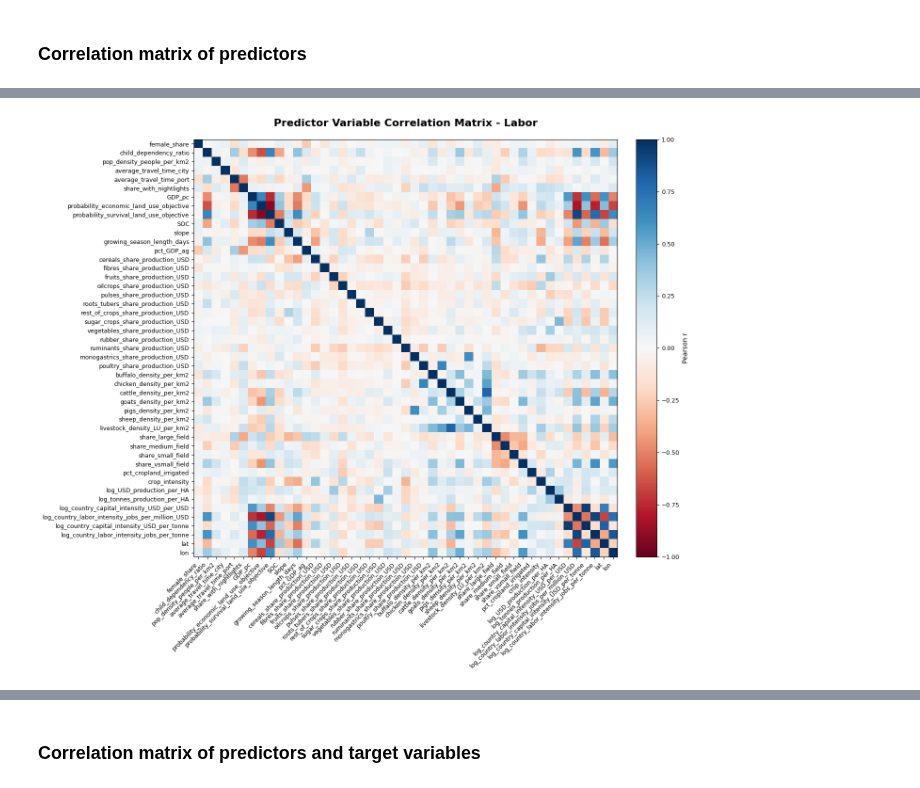
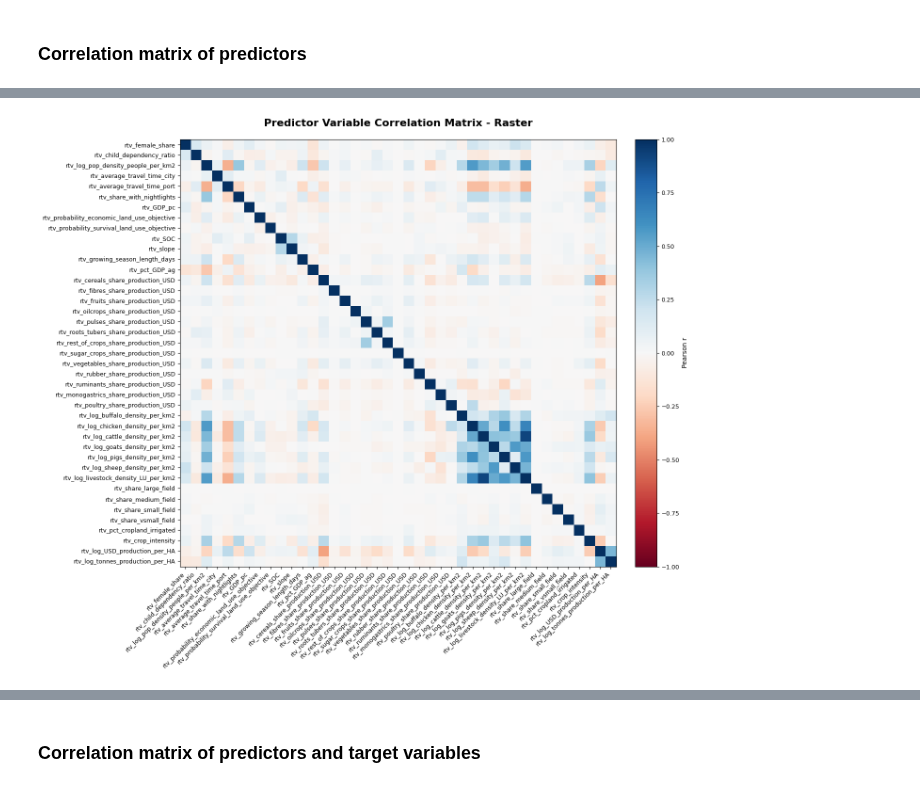
Before and after one commit to carinamani/AgDownscaling, a Jupyter notebook: 02_EDA/identify_colinear_predictors.ipynb, the cells around one changed output, grey strips where cells are left out. Drawn from its saved outputs; the diff is of its cells as text; code cells hidden in the pictures.

```diff
--- a/02_EDA/identify_colinear_predictors.ipynb
+++ b/02_EDA/identify_colinear_predictors.ipynb
@@ -16,9 +16,9 @@ cd = os.path.dirname(os.getcwd())
 
 # Import predictors data
 
-capital_model = pd.read_csv(f"{cd}/Data/Clean/Training_data/capital_final.csv")
-labor_model = pd.read_csv(f"{cd}/Data/Clean/Training_data/labor_final.csv")
-raster_model = pd.read_parquet(f"{cd}/Data/Clean/Training_data/raster_predictor_matrix.parquet")
+capital_model = pd.read_csv(f"{cd}/Data/Clean/Training_data/capital_relative_final.csv")
+labor_model = pd.read_csv(f"{cd}/Data/Clean/Training_data/labor_relative_final.csv")
+raster_model = pd.read_parquet(f"{cd}/Data/Clean/Training_data/raster_predictor_matrix_relative.parquet")
 
 # Set file path to figure repo
 fd = "/Users/carinamanitius/Library/CloudStorage/OneDrive-UniversityofVermont/Documents/OneDrive/Dissertation/Chapter 1/Figures/identify_colinear_predictors"
@@ -81,53 +106,26 @@ fig.savefig(f"{fd}/predictor_corr_matrix_capital.png", dpi=300, bbox_inches='tig
 # %%
-### LABOR MODEL
+### RASTER MODEL
 
-# drop target variables
-
-predictor_cols = ['female_share', 'child_dependency_ratio',
-       'pop_density_people_per_km2', 'average_travel_time_city', 'average_travel_time_port',
-       'share_with_nightlights', 'GDP_pc',
-       'probability_economic_land_use_objective', 'probability_survival_land_use_objective',
-       'SOC', 'slope', 'growing_season_length_days',
-       'pct_GDP_ag',
-       'cereals_share_production_USD', 'fibres_share_production_USD',
-       'fruits_share_production_USD', 'oilcrops_share_production_USD',
-       'pulses_share_production_USD', 'roots_tubers_share_production_USD',
-       'rest_of_crops_share_production_USD',
-       'sugar_crops_share_production_USD', 'vegetables_share_production_USD',
-       'rubber_share_production_USD', 'ruminants_share_production_USD',
-       'monogastrics_share_production_USD', 'poultry_share_production_USD',
-       'buffalo_density_per_km2',
-       'chicken_density_per_km2', 'cattle_density_per_km2',
-       'goats_density_per_km2', 'pigs_density_per_km2',
-       'sheep_density_per_km2', 'livestock_density_LU_per_km2',
-       'share_large_field', 'share_medium_field', 'share_small_field', 'share_vsmall_field',
-       'pct_cropland_irrigated', 'crop_intensity',
-       'log_USD_production_per_HA', 'log_tonnes_production_per_HA',
-       'log_country_capital_intensity_USD_per_USD', 'log_country_labor_intensity_jobs_per_million_USD',
-       'log_country_capital_intensity_USD_per_tonne', 'log_country_labor_intensity_jobs_per_tonne',
-       'lat', 'lon'
-]
-
-corr_labor = labor_model[predictor_cols].corr()
+corr_raster = raster_model[predictor_cols].corr()
 
 n_vars = len(predictor_cols)
 fig, ax = plt.subplots(figsize=(14, 12))
 
-cax = ax.imshow(corr_labor.values, cmap='RdBu', vmin=-1, vmax=1, aspect='auto')
+cax = ax.imshow(corr_raster.values, cmap='RdBu', vmin=-1, vmax=1, aspect='auto')
 
 cbar = fig.colorbar(cax, ax=ax, fraction=0.046, pad=0.04)
 cbar.set_label('Pearson r', fontsize=10)
 cbar.ax.tick_params(labelsize=9)
 
 ax.set_xticks(range(n_vars))
 ax.set_yticks(range(n_vars))
 ax.set_xticklabels(predictor_cols, rotation=45, ha='right', fontsize=9)
 ax.set_yticklabels(predictor_cols, fontsize=9)
 
-ax.set_title("Predictor Variable Correlation Matrix - Labor", fontsize=16, weight='bold', pad=20)
+ax.set_title("Predictor Variable Correlation Matrix - Raster", fontsize=16, weight='bold', pad=20)
 plt.tight_layout()
 plt.show()
 
-fig.savefig(f"{fd}/predictor_corr_matrix_labor.png", dpi=300, bbox_inches='tight')
+fig.savefig(f"{fd}/predictor_corr_matrix_raster.png", dpi=300, bbox_inches='tight')
 # %% [output]
-[figure, old version]
+[figure, new version]
```
Also changed, not shown: parts of 5 cells of this notebook, 6 other files.
